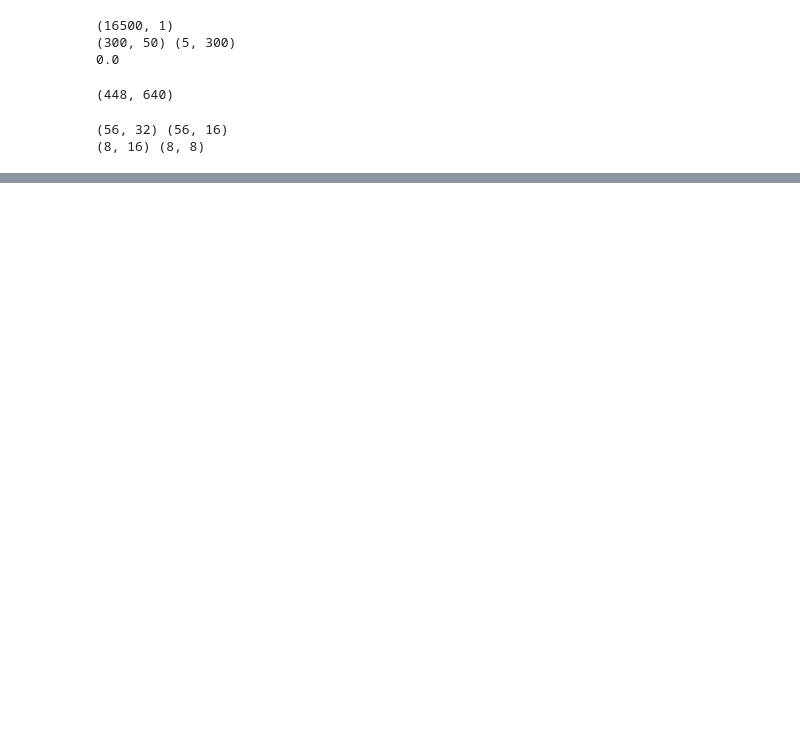
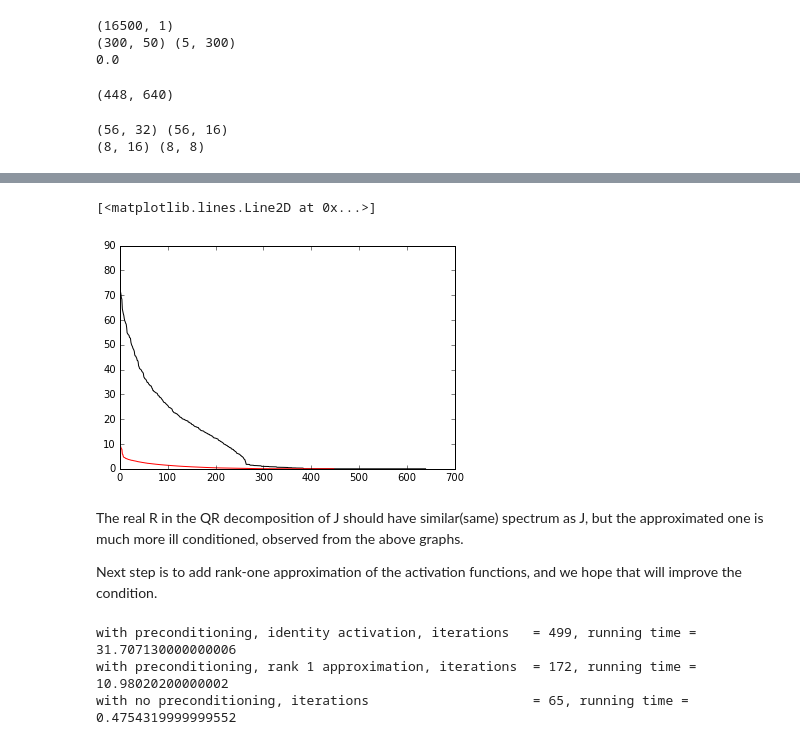
Before and after one commit to vincentLiangBerkeley/Second-order-nn, a Jupyter notebook: Untitled.ipynb, the cells around one changed output, grey strips where cells are left out. Drawn from its saved outputs; the diff is of its cells as text; code cells hidden in the pictures; blank space fills up the shorter version.

Commit message:
added testing for pcg with rank-1 approximation of activation functions

```diff
--- a/Untitled.ipynb
+++ b/Untitled.ipynb
@@ -746,0 +747,14 @@ plt.legend()
+# %%
+R_unthresh = assemble_R_precon(R, SS, 0)
+u,s3,v = np.linalg.svd(R_unthresh)
+u,s4,v = np.linalg.svd(Jtr_full)
+# %%
+plt.plot(s3, color='black')
+plt.plot(s4, color='red')
+# %% [output]
+[<matplotlib.lines.Line2D at 0x...>]
+[figure, added]
+# %% [markdown]
+The real R in the QR decomposition of J should have similar(same) spectrum as J, but the approximated one is much more ill conditioned, observed from the above graphs.
+
+Next step is to add rank-one approximation of the activation functions, and we hope that will improve the condition.
@@ -746,0 +809,20 @@ plt.legend()
+# %%
+import time
+lamb = 0.1
+
+start = time.clock()
+sol0, i0 = pcg_i(N, W, F, lamb, R, SS, b, x)
+end = time.clock() - start
+print('with preconditioning, identity activation, iterations   = %d, running time = %s'%(i0, end))
+start = time.clock()
+sol, i = pcg_i(N, W, F, lamb, R_rk1, SS_rk1, b, x)
+end = time.clock() - start
+print('with preconditioning, rank 1 approximation, iterations  = %d, running time = %s'%(i, end))
+start = time.clock()
+sol2, i2 = pcg_i(N, W, F, lamb, R, SS, b, x, is_p = False)
+end = time.clock() - start
+print('with no preconditioning, iterations                     = %d, running time = %s'%(i2, end))
+# %% [output]
+with preconditioning, identity activation, iterations   = 499, running time = 31.707130000000006
+with preconditioning, rank 1 approximation, iterations  = 172, running time = 10.98020200000002
+with no preconditioning, iterations                     = 65, running time = 0.4754319999999552
```
Also changed, not shown: parts of 20 cells of this notebook.
